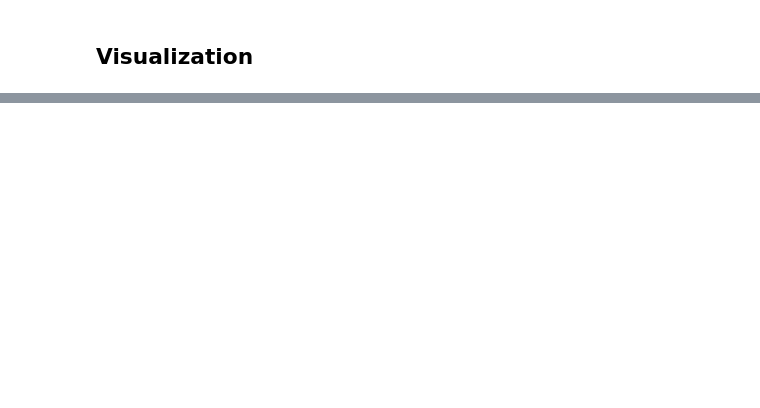
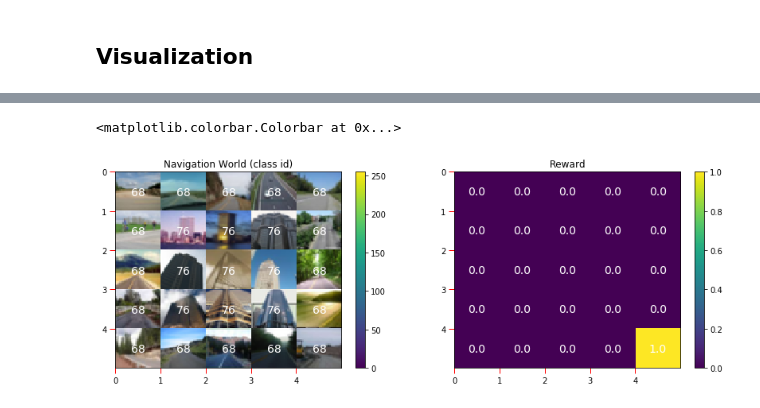
Before and after one commit to yrevar/navigation_mdp, a Jupyter notebook: navigation_mdp.ipynb, the cells around one changed output, grey strips where cells are left out. Cells and saved outputs as stored; diff of their text form; code cells hidden in the pictures; blank space fills up the shorter version.

```diff
--- a/navigation_mdp.ipynb
+++ b/navigation_mdp.ipynb
@@ -93,0 +94,18 @@ p.ax.invert_yaxis() # cartesian coordinates
+# %%
+PHI_gridded_vis = PHI_gridded
+
+fig = plt.figure(figsize=(14,10))
+state_ann_sz = 14
+state_ann_color = "white"
+plt.subplot(2,2,1)
+p = NavGridView(PHI_gridded_vis, ax=plt.gca()).render().ticks(minor=False).show_cell_text(
+    S.class_ids, fontsize=state_ann_sz, color_cb=lambda x: state_ann_color).title("Navigation World (class id)")
+plt.colorbar(p.im)
+
+plt.subplot(2,2,2)
+p = NavGridView(R[..., np.newaxis, np.newaxis, np.newaxis], ax=plt.gca()).render().ticks(minor=False).show_cell_text(
+    R, fontsize=state_ann_sz, color_cb=lambda x: state_ann_color).title("Reward")
+plt.colorbar(p.im)
+# %% [output]
+<matplotlib.colorbar.Colorbar at 0x...>
+[figure, added]
```
Also changed, not shown: parts of 7 cells of this notebook, 10 other files.
